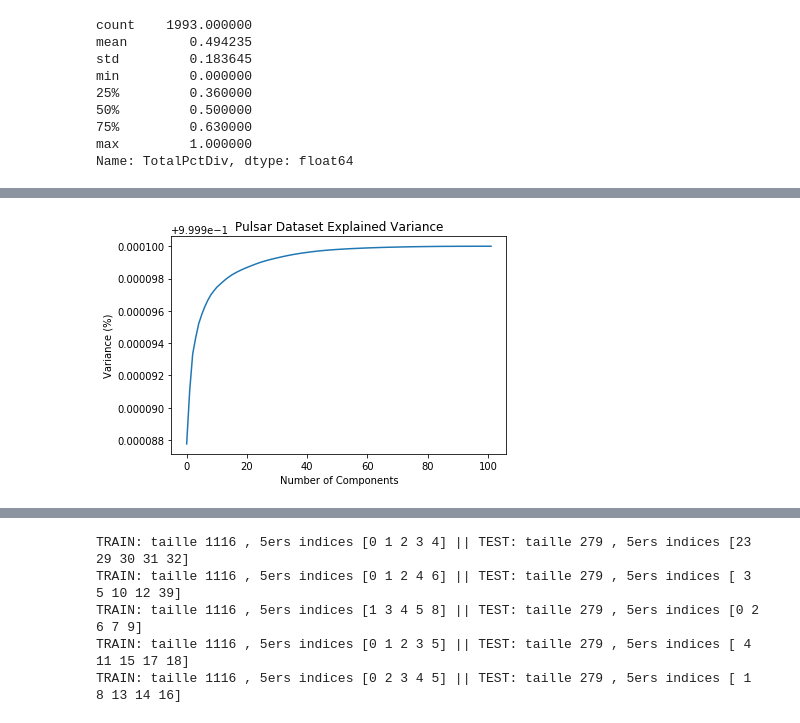
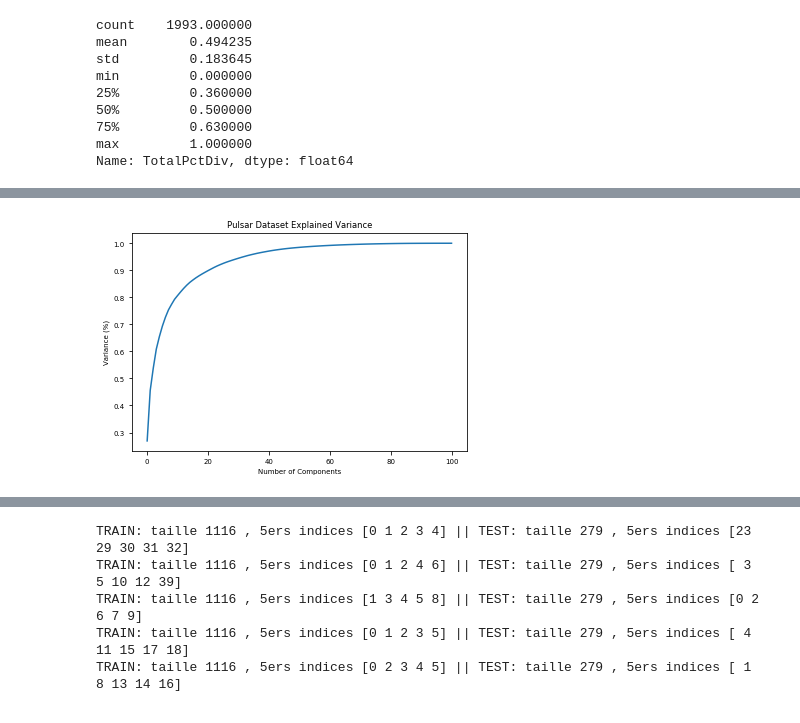
Before and after one commit to LpineA/data_analysis_project_communities, a Jupyter notebook: Julien.ipynb, the cells around one changed output, grey strips where cells are left out. Saved outputs shown, nothing was run; the diff lists cells and outputs as text; code cells hidden in the pictures.

```diff
--- a/Julien.ipynb
+++ b/Julien.ipynb
@@ -285,15 +362,15 @@ X_train, X_test, y_train, y_test = train_test_split(X, y, test_size = 0.3)
 # %%
 from sklearn.decomposition import PCA
 
 #Fitting the PCA algorithm with our Data
-pca = PCA().fit(data)
+pca = PCA().fit(data_clean)
 
 #Plotting the Cumulative Summation of the Explained Variance
 plt.figure()
 plt.plot(np.cumsum(pca.explained_variance_ratio_))
 plt.xlabel('Number of Components')
 plt.ylabel('Variance (%)') #for each component
 plt.title('Pulsar Dataset Explained Variance')
 plt.show()
 # %% [output]
-[figure, old version]
+[figure, new version]
```
Also changed, not shown: parts of 38 cells of this notebook, 1 other file.
